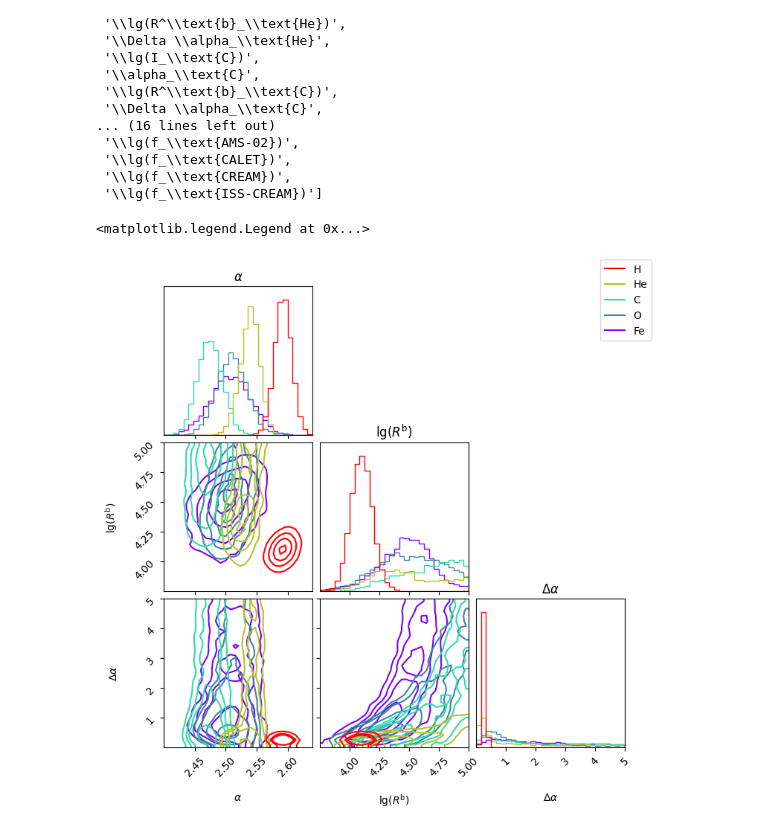
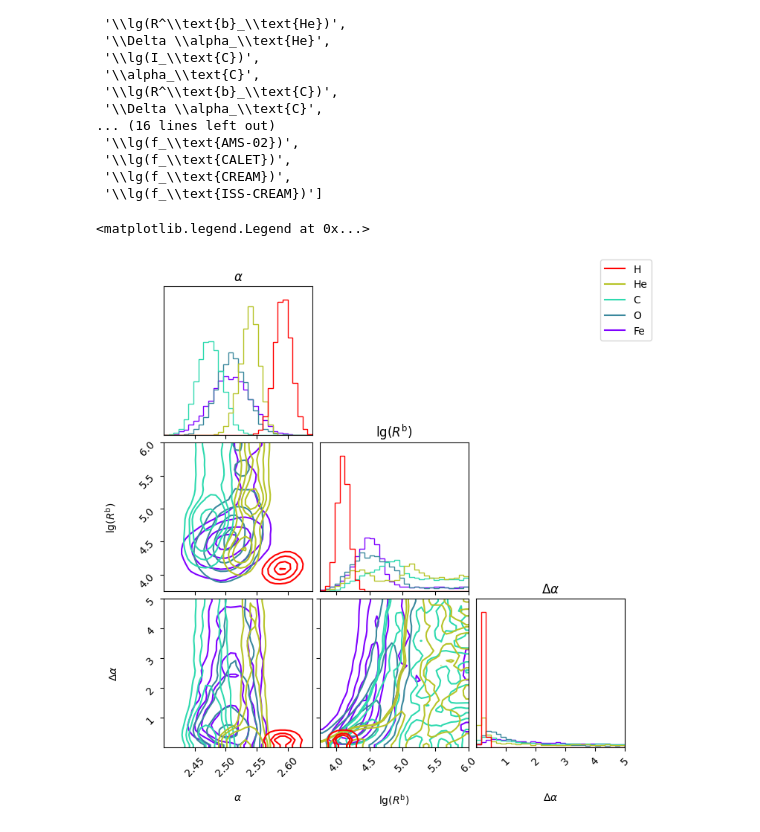
Before and after one commit to nj-vs-vh/EVA, a Jupyter notebook: scripts/posterior-comparison-direct.ipynb, the cells around one changed output. Drawn from its saved outputs; the diff is of its cells as text; code cells hidden in the pictures.

```diff
--- a/scripts/posterior-comparison-direct.ipynb
+++ b/scripts/posterior-comparison-direct.ipynb
@@ -55,33 +55,33 @@ element_ranges = {
     Element.Fe: (25, 28),
 }
 
 for element, (min, max) in reversed(element_ranges.items()):
     fig = corner.corner(
         data=theta[:, min:max],
         fig=fig,
         color=element.color,
         labels=[
             "$ \\alpha $",
             "$ \\lg(R^\\text{b}) $",
             "$ \\Delta \\alpha $",
         ],
         range=[
             (2.4, 2.64),
-            (3.75, 5.0),
+            (3.75, 6.0),
             (0.0, 5.0),
         ],
         bins=30,
         show_titles=True,
         title_fmt=None,  # type: ignore
         plot_datapoints=False,
         plot_density=False,
-        smooth=0.8,
+        smooth=1.0,
         # fill_contours=True,
     )
 
 assert fig is not None
 
 fig.legend(handles=[Line2D([], [], label=el.name, color=el.color) for el in element_ranges.keys()])
 # %% [output]
 <matplotlib.legend.Legend at 0x...>
-[figure, old version]
+[figure, new version]
```
